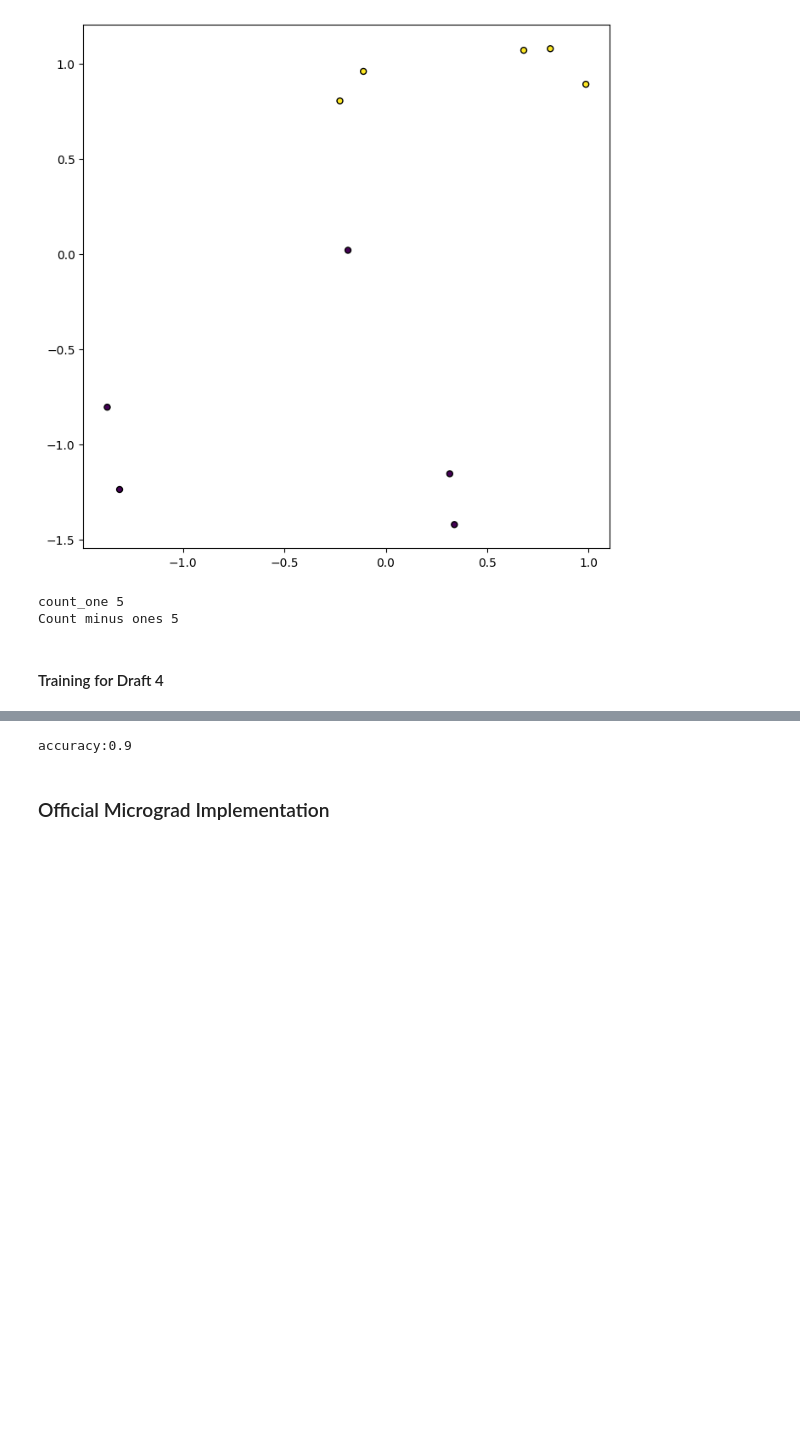
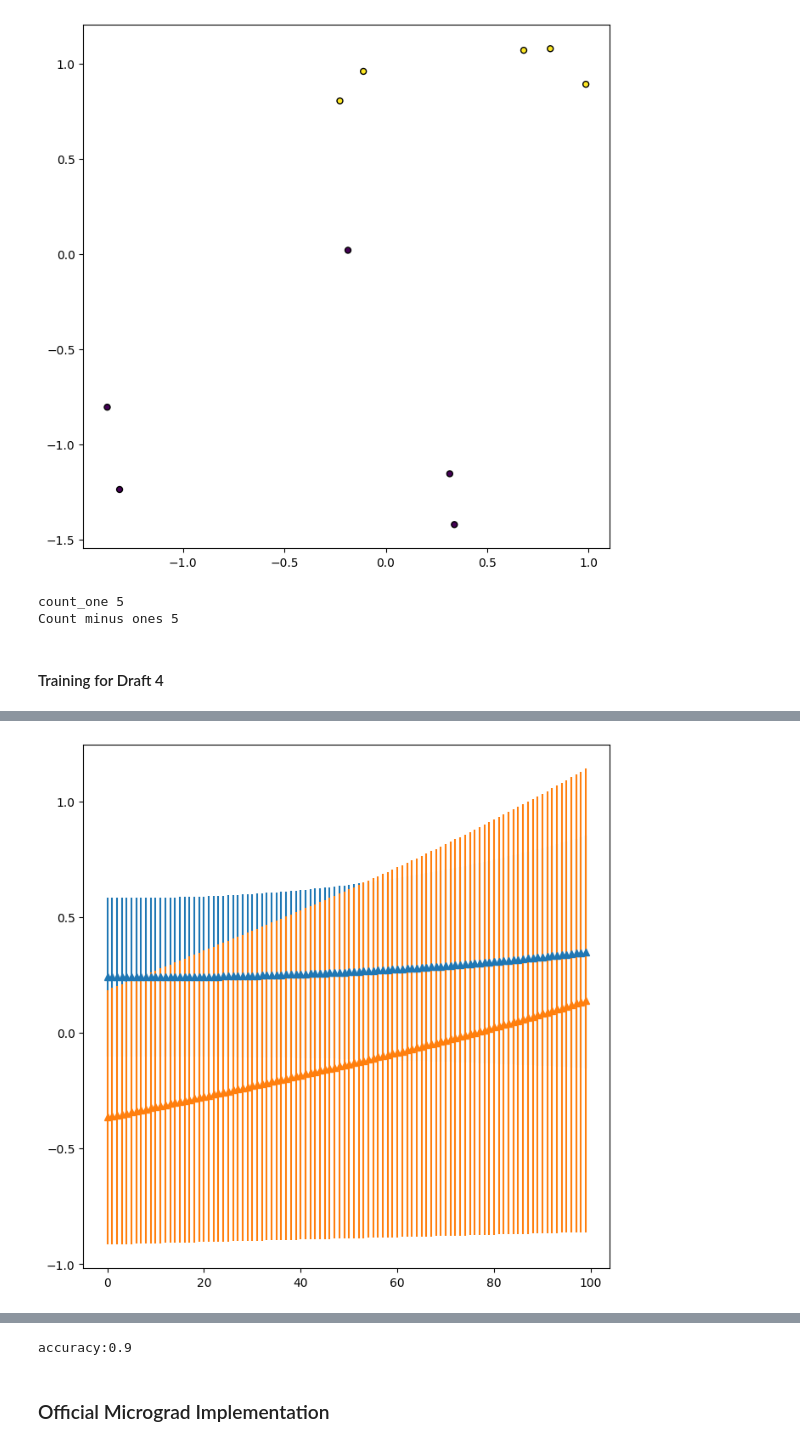
Before and after one commit to AndrewstheBuilder/FromScratch_NeuralNetworks, a Jupyter notebook: MultiLayerPerceptron_FromScratch.ipynb, the cells around one changed output, grey strips where cells are left out. Drawn from its saved outputs; the diff is of its cells as text; code cells hidden in the pictures; blank space fills up the shorter version.

```diff
--- a/MultiLayerPerceptron_FromScratch.ipynb
+++ b/MultiLayerPerceptron_FromScratch.ipynb
@@ -1182,2 +1202,23 @@ for l in range(len(layers)):
+# %%
+# gradient logging
+layer_grad = {}
+layer_grad_stddev = {}
+for i in range(iterations):
+   layer_grads_raw = iteration_gradients.get('Iteration '+str(i+1))
+   for l in range(len(layers)):
+    if(layer_grad.get('Layer '+str(l+1)) != None):
+      layer_grad['Layer '+str(l+1)].append(statistics.mean(layer_grads_raw[l]))
+      layer_grad_stddev['Layer '+str(l+1)].append(statistics.stdev(layer_grads_raw[l]))
+    else:
+      layer_grad['Layer '+str(l+1)] = [statistics.mean(layer_grads_raw[l])]
+      layer_grad_stddev['Layer '+str(l+1)] = [statistics.stdev(layer_grads_raw[l])]
+
+plt.figure(figsize=(8,8))
+colors = ['red','blue']
+for l in range(len(layers)):
+  # print(statistics.mean(layer_act_across_time['Layer '+str(l+1)]))
+  plt.errorbar(x=np.linspace(0,iterations-1,iterations),y=layer_grad['Layer '+str(l+1)],yerr=layer_grad_stddev['Layer '+str(l+1)], linestyle='None', marker='^')
+# %% [output]
+[figure, added]
 # %% [markdown]
 ### Activations for Mean Loss
```
Also changed, not shown: parts of 7 cells of this notebook.
